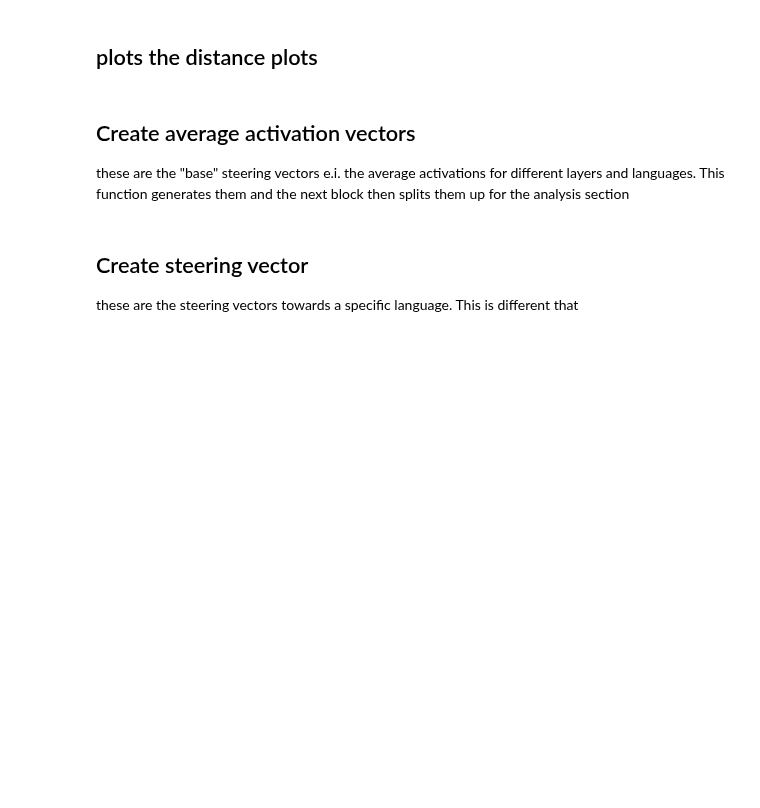
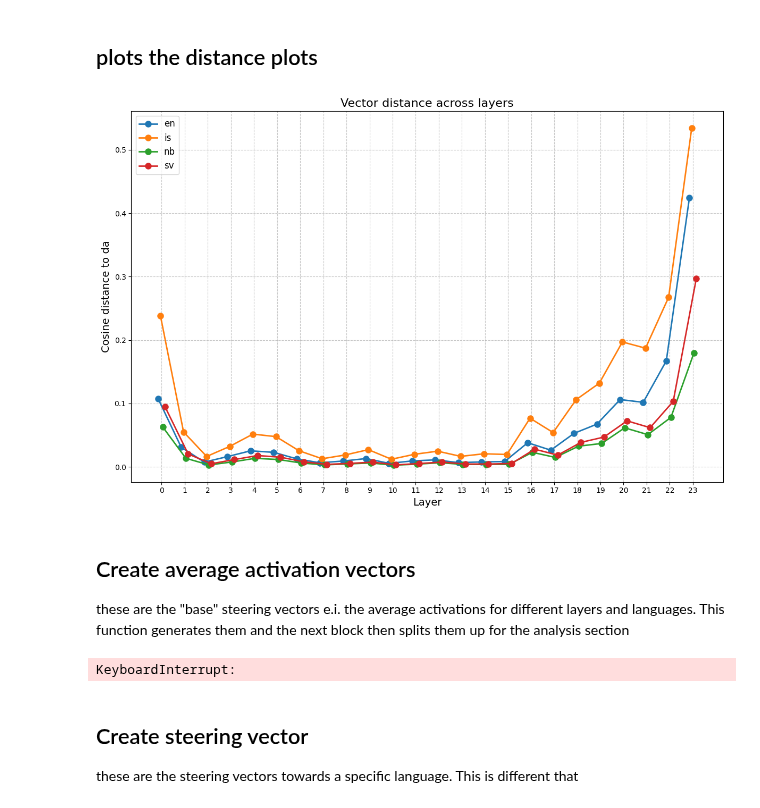
Before and after one commit to MartinKirkegaardDK/KDS_MI, a Jupyter notebook: main.ipynb, the cells around one changed output. Saved outputs shown, nothing was run; the diff lists cells and outputs as text; code cells hidden in the pictures; blank space fills up the shorter version.

```diff
--- a/main.ipynb
+++ b/main.ipynb
@@ -100,13 +82,17 @@ visualize_probe_results.run(
 ## plots the distance plots
 # %%
 #AI-Sweden-Models/gpt-sw3-356m
-distance_plots.run("da","average_activation_vectors/gpt_sw3_356m/","euclidean")
+distance_plots.run("da","average_activation_vectors/gpt_sw3_356m/","cosine")
+# %% [output]
+[figure, added]
 # %% [markdown]
 ## Create average activation vectors
 these are the "base" steering vectors e.i. the average activations for different layers and languages.
 This function generates them and the next block then splits them up for the analysis section
 # %%
-create_average_activation_vectors.run(["nb","is","da","en","sv"],"AI-Sweden-Models/gpt-sw3-356m","test_test")
+create_average_activation_vectors.run(["nb","is","da","en","sv"],"AI-Sweden-Models/gpt-sw3-1.3b","test_1b_model")
+# %% [output]
+KeyboardInterrupt:
 # %% [markdown]
 ## Create steering vector
 these are the steering vectors towards a specific language. This is different that
```
Also changed, not shown: parts of 1 cell of this notebook, 5 other files.
